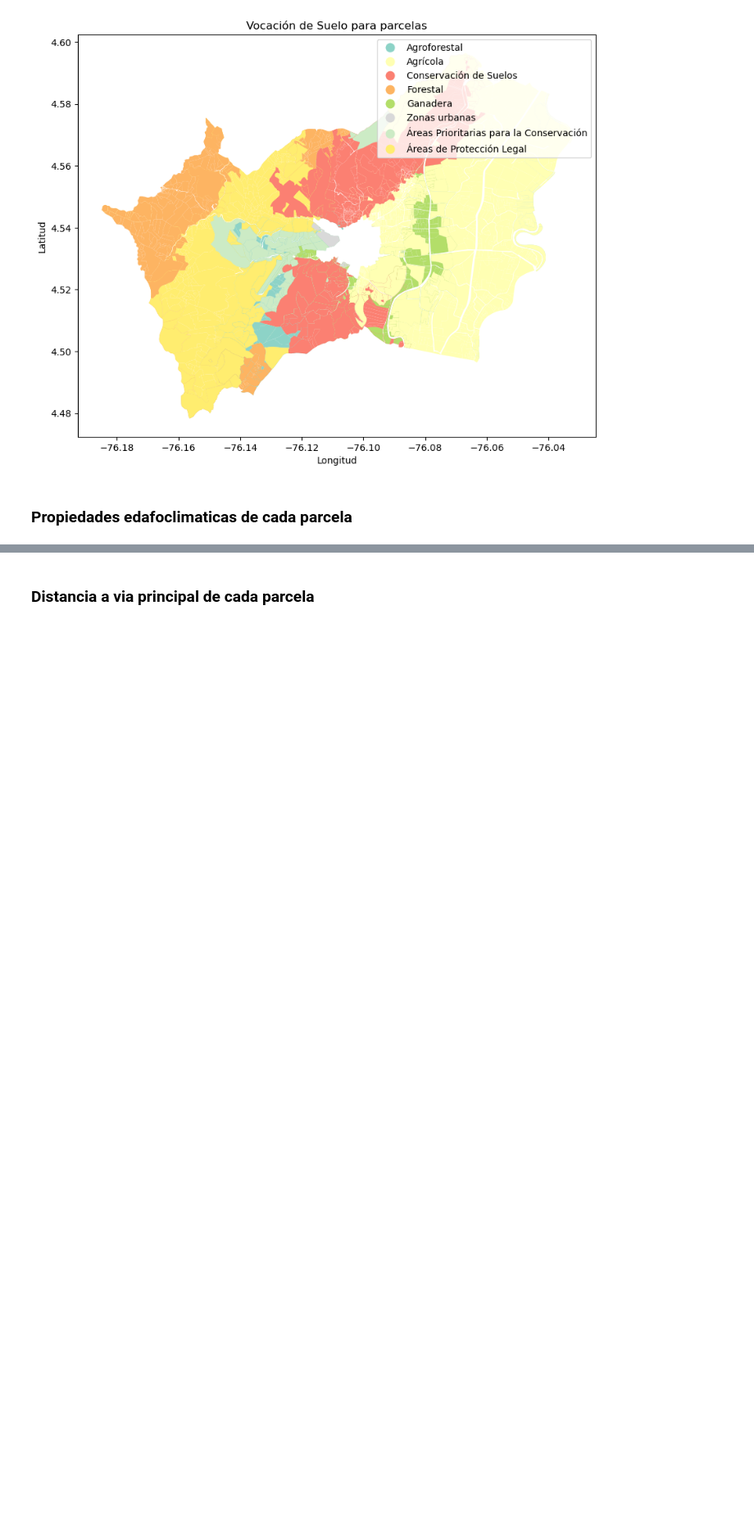
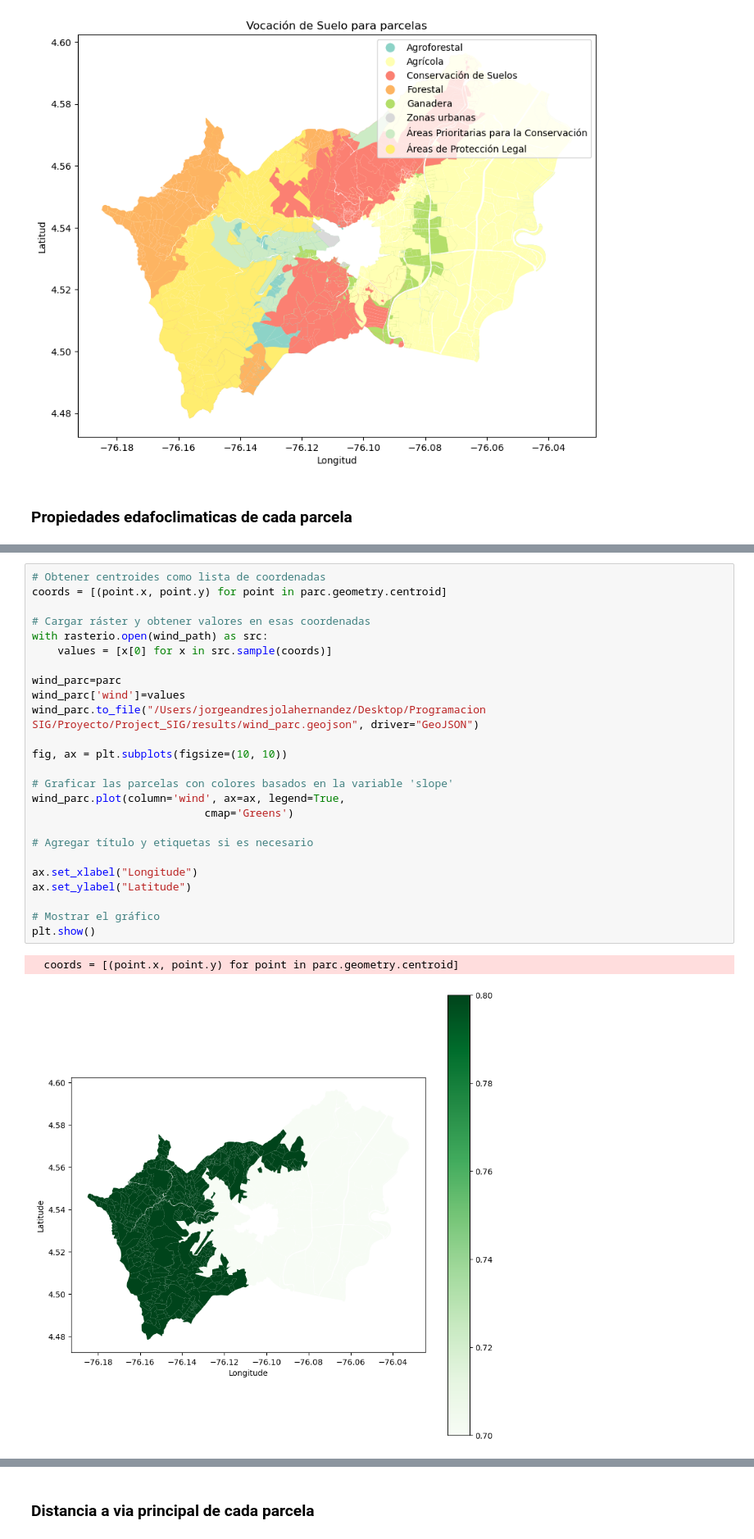
Before and after one commit to JorgeJolaUnal/Project_SIG, a Jupyter notebook: src/operations.ipynb, the cells around one changed output, grey strips where cells are left out. Shown at 82% size. Saved outputs shown, nothing was run; the diff lists cells and outputs as text; blank space fills up the shorter version.

```diff
--- a/src/operations.ipynb
+++ b/src/operations.ipynb
@@ -112,0 +208,28 @@ plt.show()
+# %%
+# Obtener centroides como lista de coordenadas
+coords = [(point.x, point.y) for point in parc.geometry.centroid]
+
+# Cargar ráster y obtener valores en esas coordenadas
+with rasterio.open(wind_path) as src:
+    values = [x[0] for x in src.sample(coords)]
+
+wind_parc=parc
+wind_parc['wind']=values
+wind_parc.to_file("/Users/jorgeandresjolahernandez/Desktop/Programacion SIG/Proyecto/Project_SIG/results/wind_parc.geojson", driver="GeoJSON")
+
+fig, ax = plt.subplots(figsize=(10, 10))
+
+# Graficar las parcelas con colores basados en la variable 'slope'
+wind_parc.plot(column='wind', ax=ax, legend=True,
+                           cmap='Greens')
+
+# Agregar título y etiquetas si es necesario
+
+ax.set_xlabel("Longitude")
+ax.set_ylabel("Latitude")
+
+# Mostrar el gráfico
+plt.show()
+# %% [output]
+  coords = [(point.x, point.y) for point in parc.geometry.centroid]
+[figure, added]
```
Also changed, not shown: parts of 12 cells of this notebook, 32 other files.
